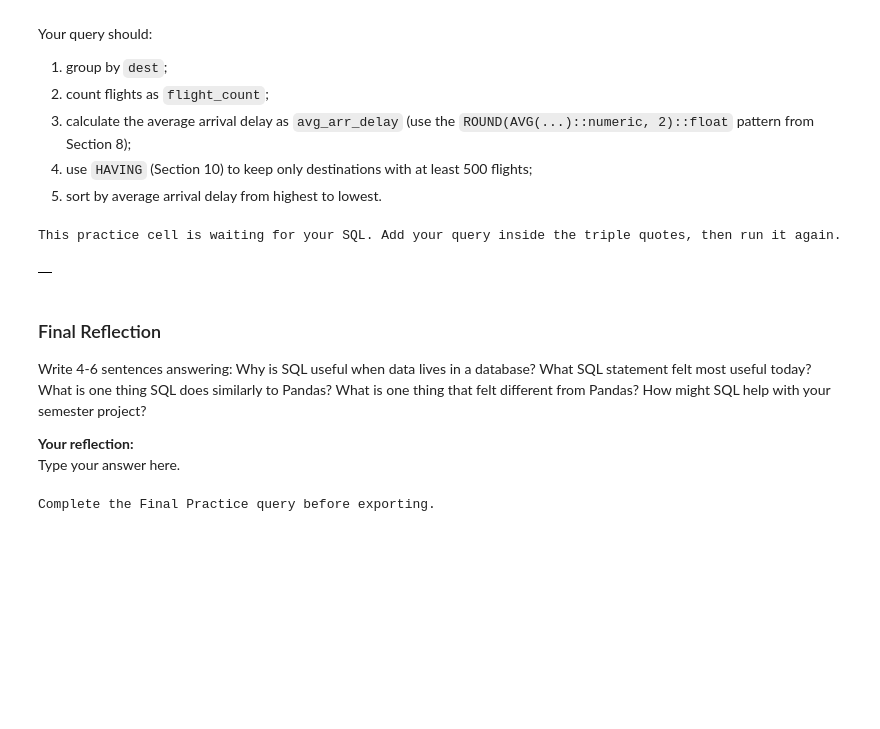
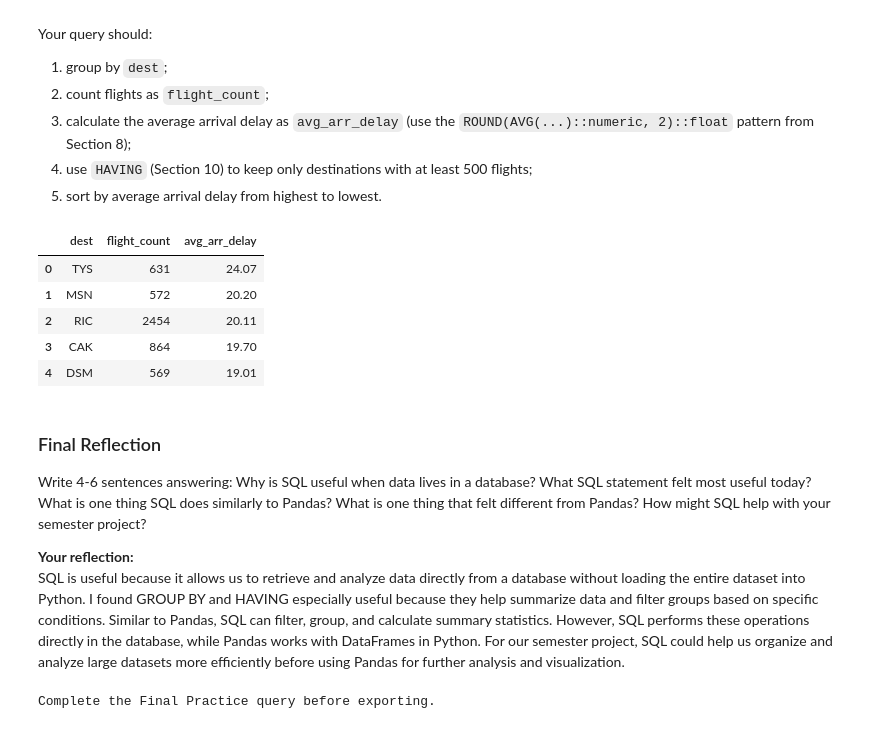
Before and after one commit to Jade-Jung/ban6003-week-9-10-hyejung-jung, a Jupyter notebook: notebooks/module9_neon_sql_fundamentals_guided_lab.ipynb, the cells around one changed output. Drawn from its saved outputs; the diff is of its cells as text; code cells hidden in the pictures; blank space fills up the shorter version.

```diff
--- a/notebooks/module9_neon_sql_fundamentals_guided_lab.ipynb
+++ b/notebooks/module9_neon_sql_fundamentals_guided_lab.ipynb
@@ -899,21 +899,32 @@ Your query should:
 # %%
 # Final Practice
 query = """
-
+SELECT
+    dest,
+    COUNT(*) AS flight_count,
+    ROUND(AVG(arr_delay)::numeric, 2)::float AS avg_arr_delay
+FROM flights
+GROUP BY dest
+HAVING COUNT(*) >= 500
+ORDER BY avg_arr_delay DESC;
 """
 
 destination_delay_summary = run_query(query, engine)
 destination_delay_summary.head()
 # %% [output]
-This practice cell is waiting for your SQL. Add your query inside the triple quotes, then run it again.
-|  |
+|  | dest | flight_count | avg_arr_delay |
+| 0 | TYS | 631 | 24.07 |
+| 1 | MSN | 572 | 20.20 |
+| 2 | RIC | 2454 | 20.11 |
+| 3 | CAK | 864 | 19.70 |
+| 4 | DSM | 569 | 19.01 |
 # %% [markdown]
 ### Final Reflection
 
 Write 4-6 sentences answering: Why is SQL useful when data lives in a database? What SQL statement felt most useful today? What is one thing SQL does similarly to Pandas? What is one thing that felt different from Pandas? How might SQL help with your semester project?
 
 **Your reflection:**
-Type your answer here.
+SQL is useful because it allows us to retrieve and analyze data directly from a database without loading the entire dataset into Python. I found GROUP BY and HAVING especially useful because they help summarize data and filter groups based on specific conditions. Similar to Pandas, SQL can filter, group, and calculate summary statistics. However, SQL performs these operations directly in the database, while Pandas works with DataFrames in Python. For our semester project, SQL could help us organize and analyze large datasets more efficiently before using Pandas for further analysis and visualization.
 # %%
 output_dir = repo_root / "data" / "processed"
 output_dir.mkdir(parents=True, exist_ok=True)
```
Also changed, not shown: parts of 2 cells of this notebook, 1 other file.
